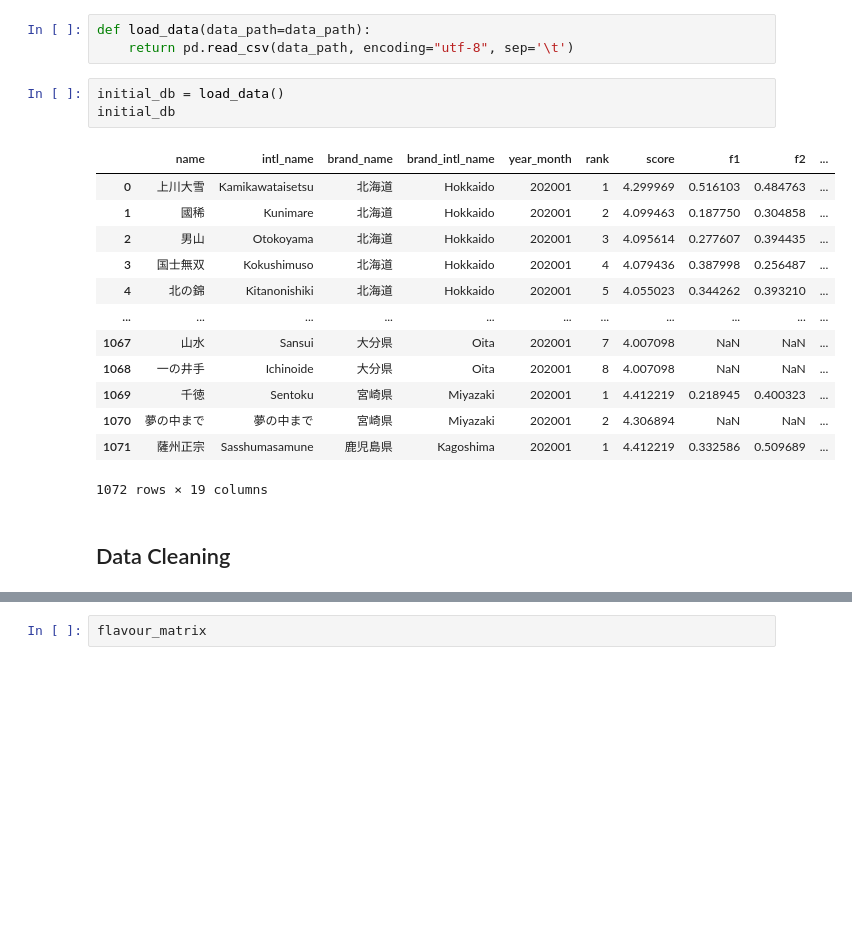
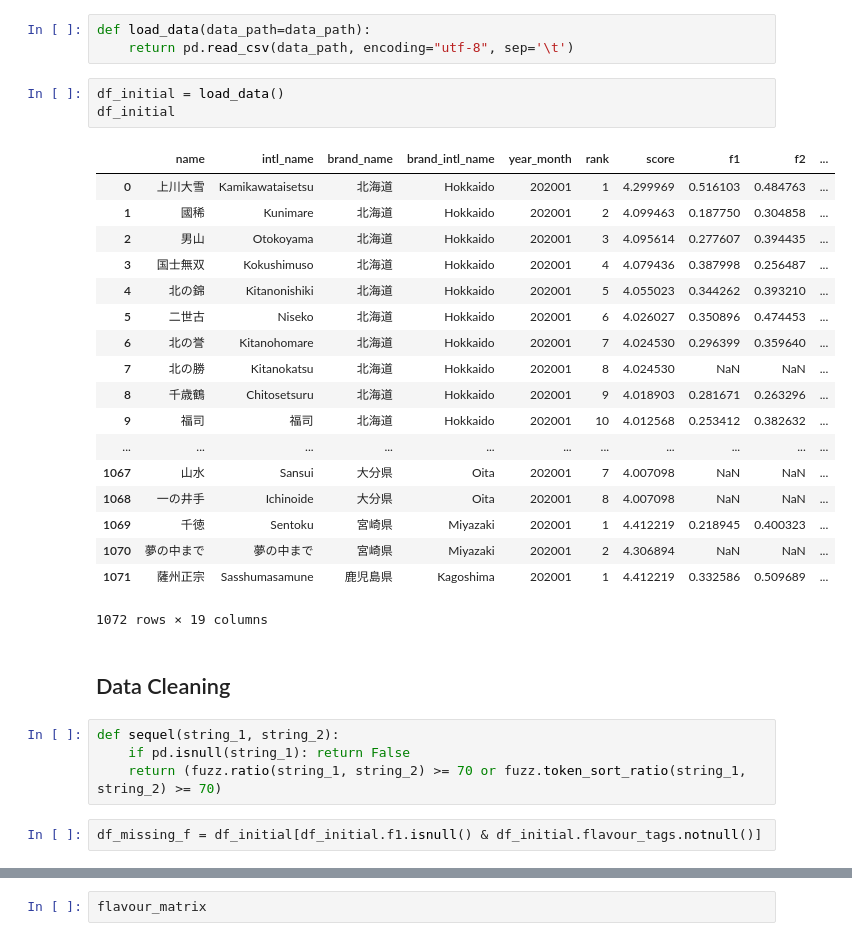
Before and after one commit to DatDaiGia/CB_Recommendation_GMM, a Jupyter notebook: EM-Q-GM.ipynb, the cells around one changed output, grey strips where cells are left out. Cells and saved outputs as stored; diff of their text form; blank space fills up the shorter version.

```diff
--- a/EM-Q-GM.ipynb
+++ b/EM-Q-GM.ipynb
@@ -20,22 +23,33 @@ flavour_columns = ["f1", "f2", "f3", "f4", "f5", "f6"]
 # %%
 def load_data(data_path=data_path):
     return pd.read_csv(data_path, encoding="utf-8", sep='\t')
-# %%
-initial_db = load_data()
-initial_db
-# %% [output]
-|  | name | intl_name | brand_name | brand_intl_name | year_month | rank | score | f1 | f2 | ... |
-| 0 | 上川大雪 | Kamikawataisetsu | 北海道 | Hokkaido | 202001 | 1 | 4.299969 | 0.516103 | 0.484763 | ... |
-| 1 | 國稀 | Kunimare | 北海道 | Hokkaido | 202001 | 2 | 4.099463 | 0.187750 | 0.304858 | ... |
-| 2 | 男山 | Otokoyama | 北海道 | Hokkaido | 202001 | 3 | 4.095614 | 0.277607 | 0.394435 | ... |
-| 3 | 国士無双 | Kokushimuso | 北海道 | Hokkaido | 202001 | 4 | 4.079436 | 0.387998 | 0.256487 | ... |
-| 4 | 北の錦 | Kitanonishiki | 北海道 | Hokkaido | 202001 | 5 | 4.055023 | 0.344262 | 0.393210 | ... |
-| ... | ... | ... | ... | ... | ... | ... | ... | ... | ... | ... |
-| 1067 | 山水 | Sansui | 大分県 | Oita | 202001 | 7 | 4.007098 | NaN | NaN | ... |
-| 1068 | 一の井手 | Ichinoide | 大分県 | Oita | 202001 | 8 | 4.007098 | NaN | NaN | ... |
-| 1069 | 千徳 | Sentoku | 宮崎県 | Miyazaki | 202001 | 1 | 4.412219 | 0.218945 | 0.400323 | ... |
-| 1070 | 夢の中まで | 夢の中まで | 宮崎県 | Miyazaki | 202001 | 2 | 4.306894 | NaN | NaN | ... |
-| 1071 | 薩州正宗 | Sasshumasamune | 鹿児島県 | Kagoshima | 202001 | 1 | 4.412219 | 0.332586 | 0.509689 | ... |
-1072 rows × 19 columns
+# %%
+df_initial = load_data()
+df_initial
+# %% [output]
+|  | name | intl_name | brand_name | brand_intl_name | year_month | rank | score | f1 | f2 | ... |
+| 0 | 上川大雪 | Kamikawataisetsu | 北海道 | Hokkaido | 202001 | 1 | 4.299969 | 0.516103 | 0.484763 | ... |
+| 1 | 國稀 | Kunimare | 北海道 | Hokkaido | 202001 | 2 | 4.099463 | 0.187750 | 0.304858 | ... |
+| 2 | 男山 | Otokoyama | 北海道 | Hokkaido | 202001 | 3 | 4.095614 | 0.277607 | 0.394435 | ... |
+| 3 | 国士無双 | Kokushimuso | 北海道 | Hokkaido | 202001 | 4 | 4.079436 | 0.387998 | 0.256487 | ... |
+| 4 | 北の錦 | Kitanonishiki | 北海道 | Hokkaido | 202001 | 5 | 4.055023 | 0.344262 | 0.393210 | ... |
+| 5 | 二世古 | Niseko | 北海道 | Hokkaido | 202001 | 6 | 4.026027 | 0.350896 | 0.474453 | ... |
+| 6 | 北の誉 | Kitanohomare | 北海道 | Hokkaido | 202001 | 7 | 4.024530 | 0.296399 | 0.359640 | ... |
+| 7 | 北の勝 | Kitanokatsu | 北海道 | Hokkaido | 202001 | 8 | 4.024530 | NaN | NaN | ... |
+| 8 | 千歳鶴 | Chitosetsuru | 北海道 | Hokkaido | 202001 | 9 | 4.018903 | 0.281671 | 0.263296 | ... |
+| 9 | 福司 | 福司 | 北海道 | Hokkaido | 202001 | 10 | 4.012568 | 0.253412 | 0.382632 | ... |
+| ... | ... | ... | ... | ... | ... | ... | ... | ... | ... | ... |
+| 1067 | 山水 | Sansui | 大分県 | Oita | 202001 | 7 | 4.007098 | NaN | NaN | ... |
+| 1068 | 一の井手 | Ichinoide | 大分県 | Oita | 202001 | 8 | 4.007098 | NaN | NaN | ... |
+| 1069 | 千徳 | Sentoku | 宮崎県 | Miyazaki | 202001 | 1 | 4.412219 | 0.218945 | 0.400323 | ... |
+| 1070 | 夢の中まで | 夢の中まで | 宮崎県 | Miyazaki | 202001 | 2 | 4.306894 | NaN | NaN | ... |
+| 1071 | 薩州正宗 | Sasshumasamune | 鹿児島県 | Kagoshima | 202001 | 1 | 4.412219 | 0.332586 | 0.509689 | ... |
+1072 rows × 19 columns
 # %% [markdown]
 ## Data Cleaning
+# %%
+def sequel(string_1, string_2):
+    if pd.isnull(string_1): return False
+    return (fuzz.ratio(string_1, string_2) >= 70 or fuzz.token_sort_ratio(string_1, string_2) >= 70)
+# %%
+df_missing_f = df_initial[df_initial.f1.isnull() & df_initial.flavour_tags.notnull()]
```
Also changed, not shown: parts of 22 cells of this notebook.
